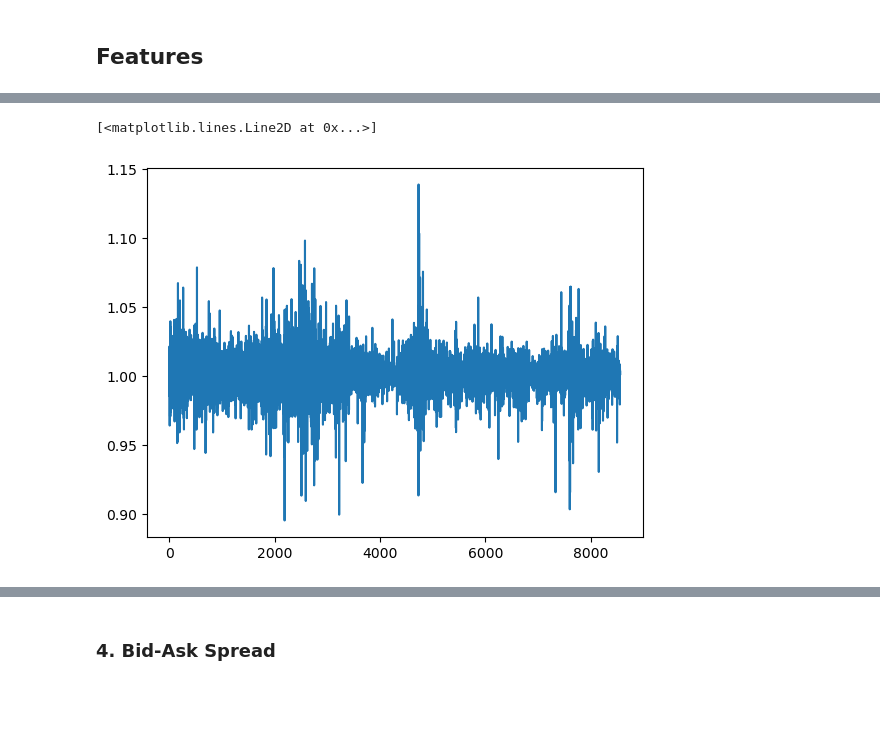
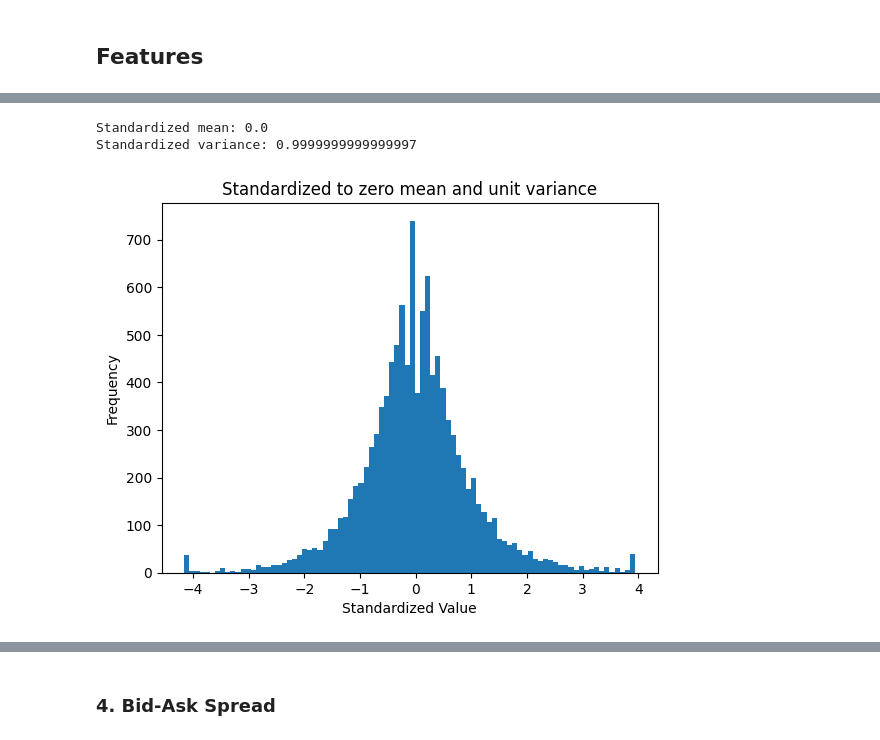
Before and after one commit to Frederik135/NN_Forecasting, a Jupyter notebook: NN_model/preprocessing.ipynb, the cells around one changed output, grey strips where cells are left out. Saved outputs shown, nothing was run; the diff lists cells and outputs as text; code cells hidden in the pictures; blank space fills up the shorter version.

```diff
--- a/NN_model/preprocessing.ipynb
+++ b/NN_model/preprocessing.ipynb
@@ -178,0 +196,6 @@ def plot_cyclical_encoding(column_name):
+# %%
+curr_close_prev_close_adj_std = standardize_and_plot(curr_close_prev_close_adj)
+# %% [output]
+Standardized mean: 0.0
+Standardized variance: 0.9999999999999997
+[figure, added]
@@ -182,6 +207,3 @@ curr_close_prev_close_rel = [1.0] + [stock_df['Close'].iloc[i] / stock_df['Close
 # %%
-plt.plot(curr_close_prev_close_rel)
+# plt.plot(curr_close_prev_close_rel)
-# %% [output]
-[<matplotlib.lines.Line2D at 0x...>]
-[figure, removed]
 # %%
```
Also changed, not shown: parts of 61 cells of this notebook, 2 other files.
